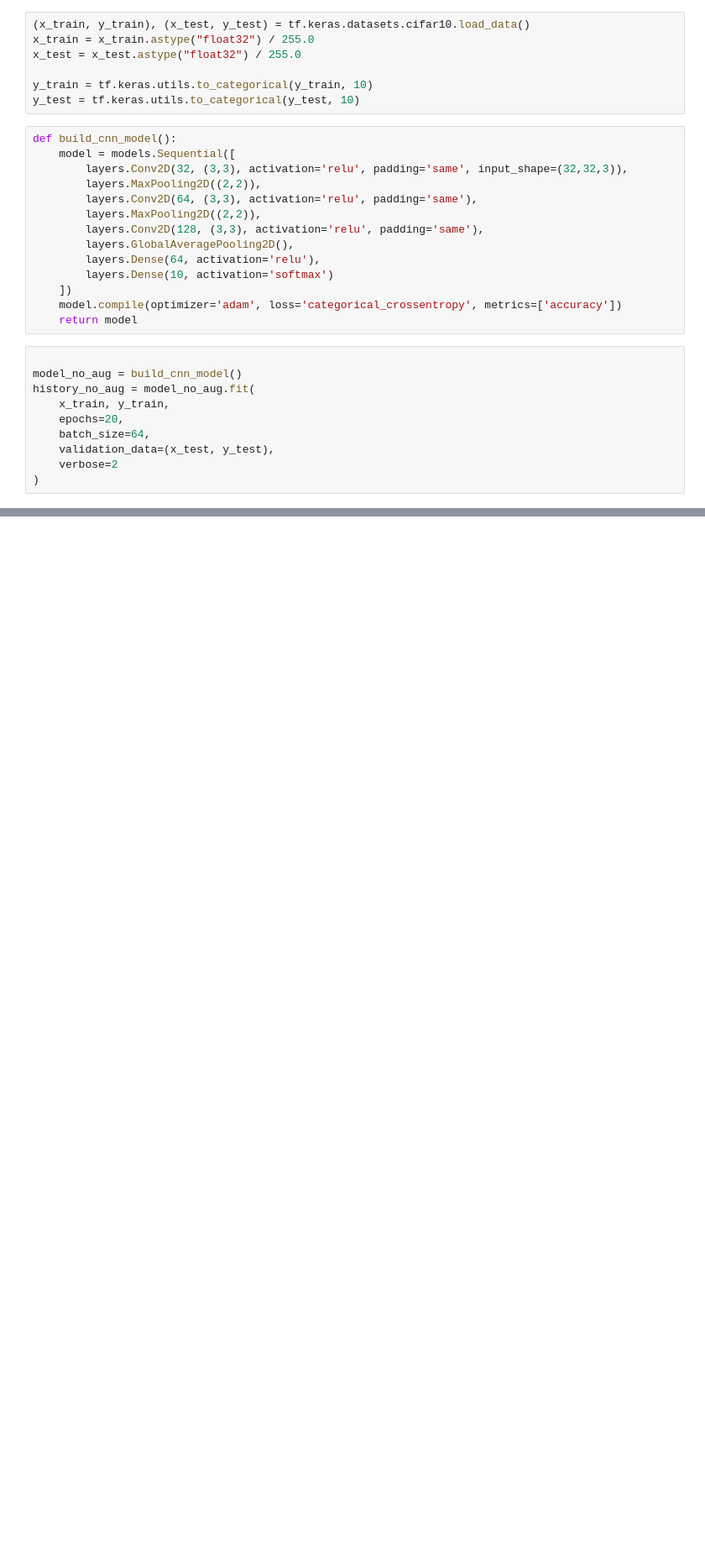
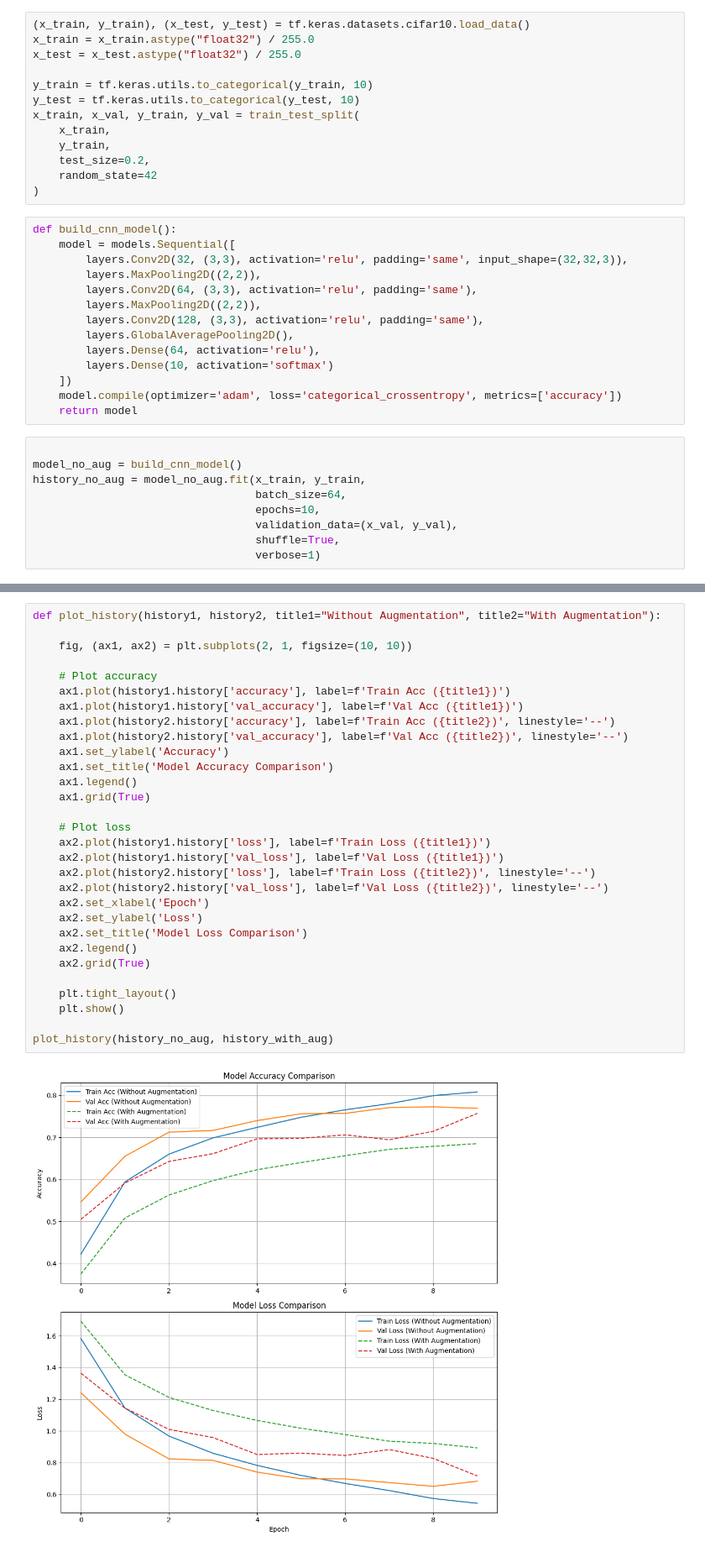
Before and after one commit to Souvik00/Deep-Learning, a Jupyter notebook: comparision_of_performance_with_&_without_augmentation.ipynb, the cells around one changed output, grey strips where cells are left out. Shown at 84% size. Cells and saved outputs as stored; diff of their text form; blank space fills up the shorter version.

```diff
--- a/comparision_of_performance_with_&_without_augmentation.ipynb
+++ b/comparision_of_performance_with_&_without_augmentation.ipynb
@@ -11,6 +14,12 @@ x_test = x_test.astype("float32") / 255.0
 
 y_train = tf.keras.utils.to_categorical(y_train, 10)
 y_test = tf.keras.utils.to_categorical(y_test, 10)
+x_train, x_val, y_train, y_val = train_test_split(
+    x_train,
+    y_train,
+    test_size=0.2,
+    random_state=42
+)
 # %%
 def build_cnn_model():
     model = models.Sequential([
@@ -28,11 +37,10 @@ def build_cnn_model():
 # %%
 
 model_no_aug = build_cnn_model()
-history_no_aug = model_no_aug.fit(
-    x_train, y_train,
-    epochs=20,
-    batch_size=64,
-    validation_data=(x_test, y_test),
-    verbose=2
-)
+history_no_aug = model_no_aug.fit(x_train, y_train,
+                                  batch_size=64,
+                                  epochs=10,
+                                  validation_data=(x_val, y_val),
+                                  shuffle=True,
+                                  verbose=1)
 # %% [output]
@@ -129,3 +108,35 @@ plt.show()
+# %%
+def plot_history(history1, history2, title1="Without Augmentation", title2="With Augmentation"):
+
+    fig, (ax1, ax2) = plt.subplots(2, 1, figsize=(10, 10))
+
+    # Plot accuracy
+    ax1.plot(history1.history['accuracy'], label=f'Train Acc ({title1})')
+    ax1.plot(history1.history['val_accuracy'], label=f'Val Acc ({title1})')
+    ax1.plot(history2.history['accuracy'], label=f'Train Acc ({title2})', linestyle='--')
+    ax1.plot(history2.history['val_accuracy'], label=f'Val Acc ({title2})', linestyle='--')
+    ax1.set_ylabel('Accuracy')
+    ax1.set_title('Model Accuracy Comparison')
+    ax1.legend()
+    ax1.grid(True)
+
+    # Plot loss
+    ax2.plot(history1.history['loss'], label=f'Train Loss ({title1})')
+    ax2.plot(history1.history['val_loss'], label=f'Val Loss ({title1})')
+    ax2.plot(history2.history['loss'], label=f'Train Loss ({title2})', linestyle='--')
+    ax2.plot(history2.history['val_loss'], label=f'Val Loss ({title2})', linestyle='--')
+    ax2.set_xlabel('Epoch')
+    ax2.set_ylabel('Loss')
+    ax2.set_title('Model Loss Comparison')
+    ax2.legend()
+    ax2.grid(True)
+
+    plt.tight_layout()
+    plt.show()
+
+plot_history(history_no_aug, history_with_aug)
+# %% [output]
+[figure, added]
 # %%
 
 test_acc_no_aug = model_no_aug.evaluate(x_test, y_test, verbose=0)[1]
```
Also changed, not shown: parts of 5 cells of this notebook, 3 other files.
